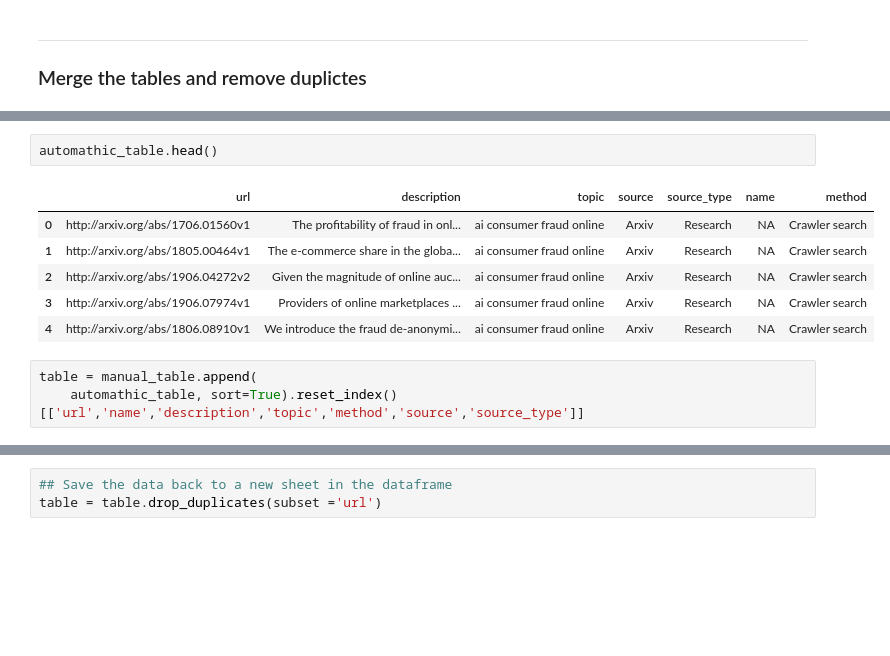
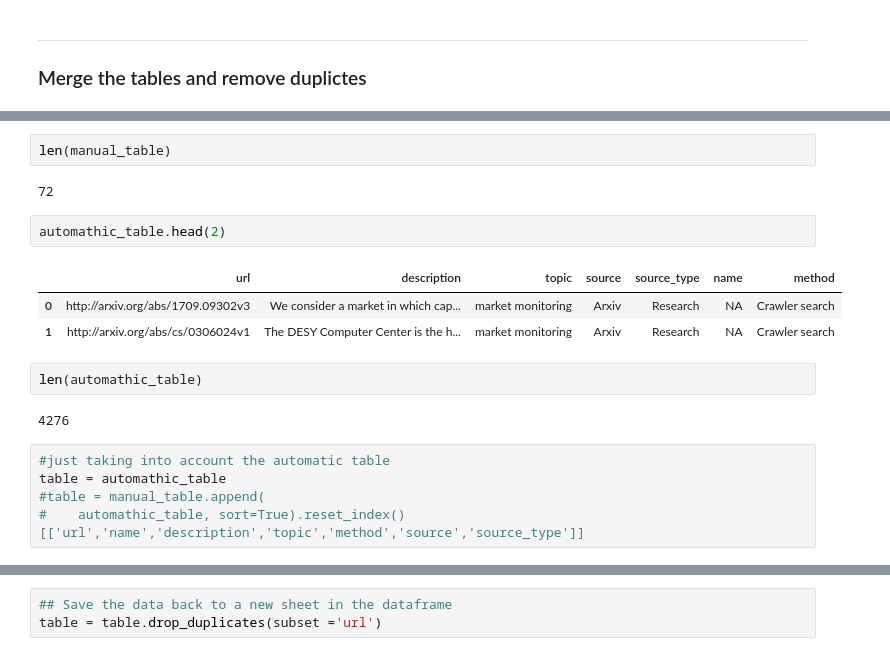
Before and after one commit to MaastrichtU-IDS/tracking-the-trackers, a Jupyter notebook: notebooks/table_connection.ipynb, the cells around one changed output, grey strips where cells are left out. Saved outputs shown, nothing was run; the diff lists cells and outputs as text; blank space fills up the shorter version.

Commit message:
new table version with topics and sample

```diff
--- a/notebooks/table_connection.ipynb
+++ b/notebooks/table_connection.ipynb
@@ -92,15 +86,22 @@ manual_table.head()
+# %%
+len(manual_table)
+# %% [output]
+72
 # %%
-automathic_table.head()
+automathic_table.head(2)
 # %% [output]
 |  | url | description | topic | source | source_type | name | method |
-| 0 | http://arxiv.org/abs/1706.01560v1 | The profitability of fraud in onl... | ai consumer fraud online | Arxiv | Research | NA | Crawler search |
-| 1 | http://arxiv.org/abs/1805.00464v1 | The e-commerce share in the globa... | ai consumer fraud online | Arxiv | Research | NA | Crawler search |
-| 2 | http://arxiv.org/abs/1906.04272v2 | Given the magnitude of online auc... | ai consumer fraud online | Arxiv | Research | NA | Crawler search |
-| 3 | http://arxiv.org/abs/1906.07974v1 | Providers of online marketplaces ... | ai consumer fraud online | Arxiv | Research | NA | Crawler search |
-| 4 | http://arxiv.org/abs/1806.08910v1 | We introduce the fraud de-anonymi... | ai consumer fraud online | Arxiv | Research | NA | Crawler search |
+| 0 | http://arxiv.org/abs/1709.09302v3 | We consider a market in which cap... | market monitoring | Arxiv | Research | NA | Crawler search |
+| 1 | http://arxiv.org/abs/cs/0306024v1 | The DESY Computer Center is the h... | market monitoring | Arxiv | Research | NA | Crawler search |
+# %%
+len(automathic_table)
+# %% [output]
+4276
 # %%
-table = manual_table.append(
-    automathic_table, sort=True).reset_index()[['url','name','description','topic','method','source','source_type']]
+#just taking into account the automatic table
+table = automathic_table
+#table = manual_table.append(
+#    automathic_table, sort=True).reset_index()[['url','name','description','topic','method','source','source_type']]
 # %%
 #duplicates identification
 list_id = list(table.url)
```
Also changed, not shown: parts of 27 cells of this notebook, 13 other files.
